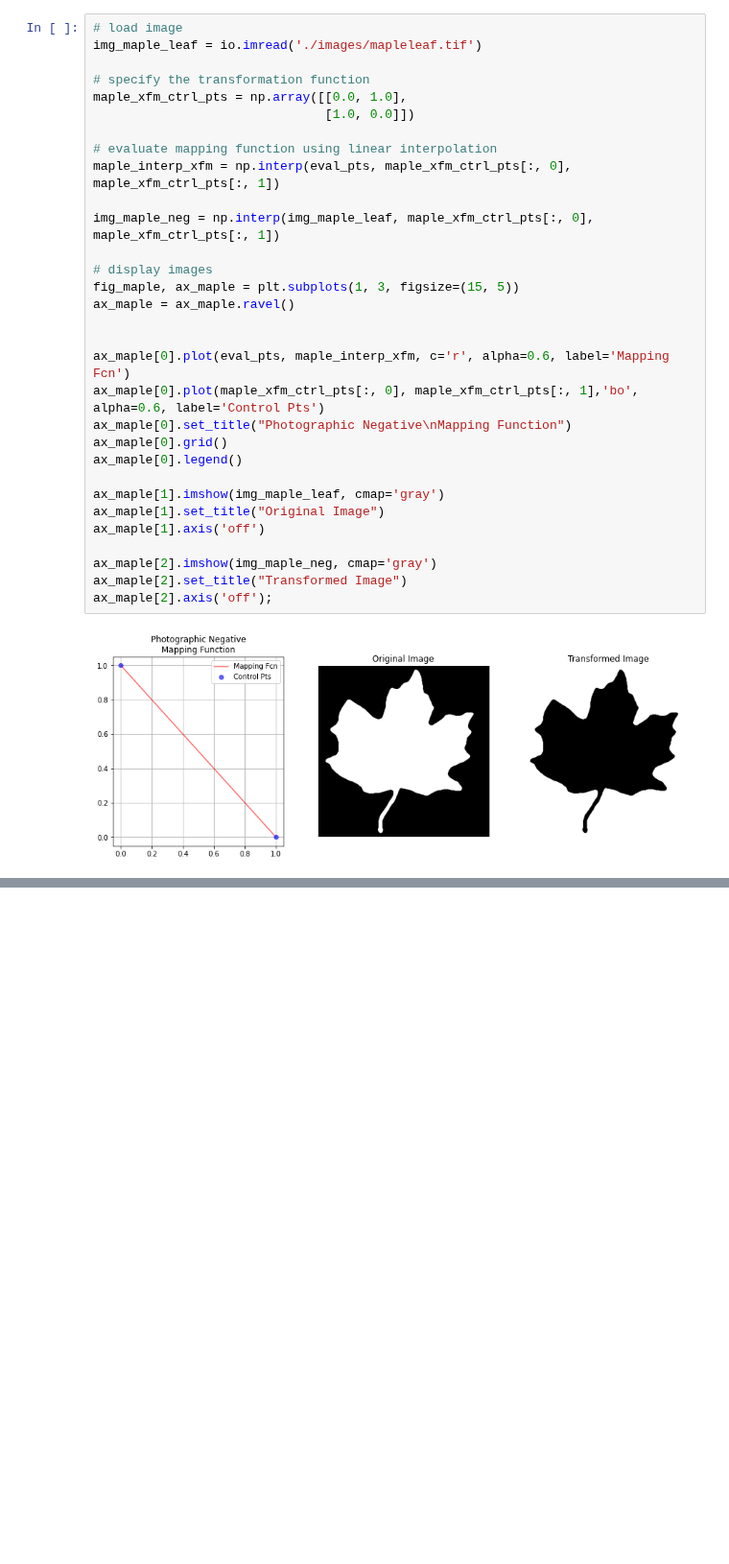
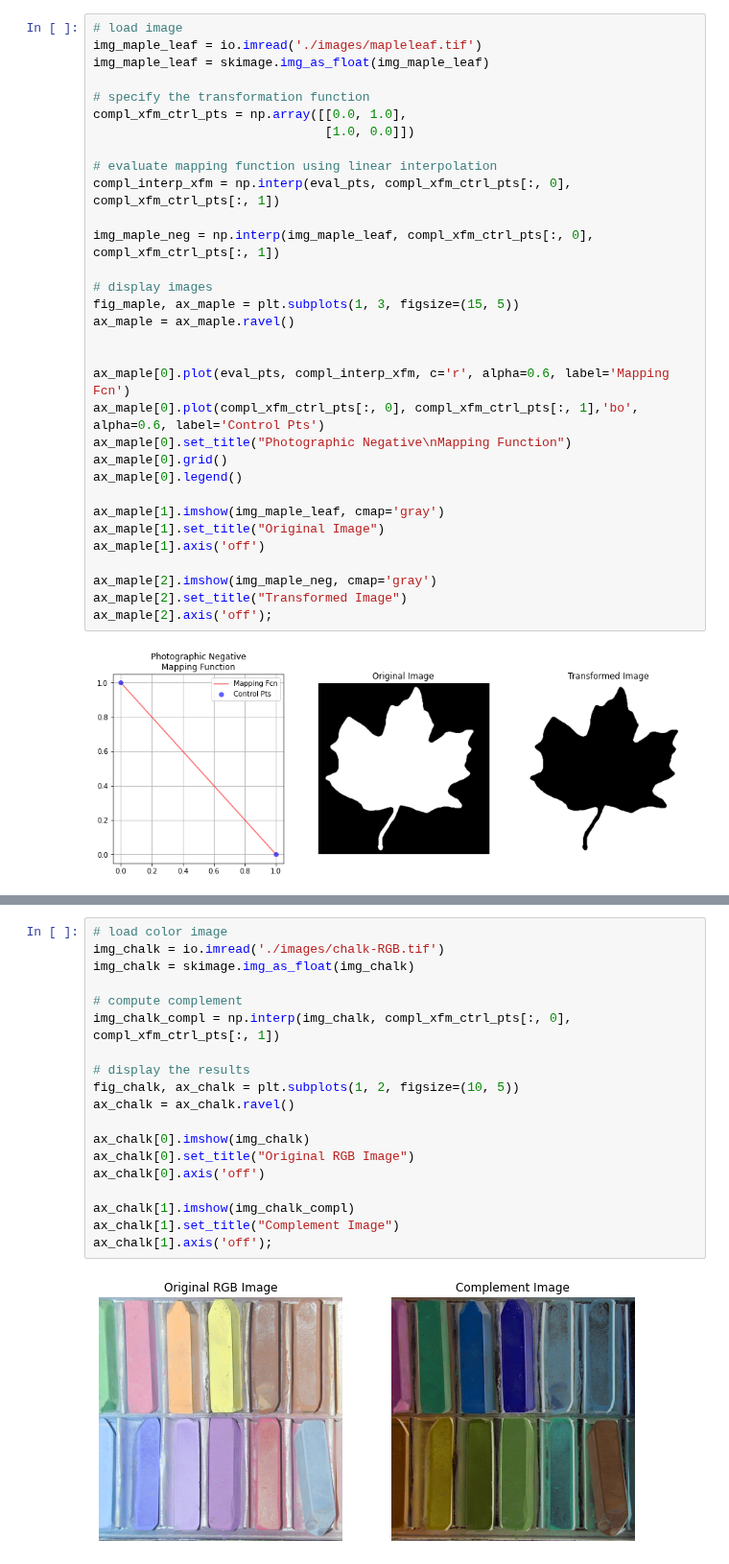
Before and after one commit to ecolon08/Digital-Image-Processing, a Jupyter notebook: Color Image Processing/ec_dip_color_img_proc_01.ipynb, the cells around one changed output, grey strips where cells are left out. Shown at 96% size. Drawn from its saved outputs; the diff is of its cells as text; blank space fills up the shorter version.

Commit message:
Add rgb complement example

```diff
--- a/Color Image Processing/ec_dip_color_img_proc_01.ipynb
+++ b/Color Image Processing/ec_dip_color_img_proc_01.ipynb
@@ -352,23 +354,24 @@ Let's now create some transformation functions and process some images...
 # %%
 # load image
 img_maple_leaf = io.imread('./images/mapleleaf.tif')
+img_maple_leaf = skimage.img_as_float(img_maple_leaf)
 
 # specify the transformation function
-maple_xfm_ctrl_pts = np.array([[0.0, 1.0],
+compl_xfm_ctrl_pts = np.array([[0.0, 1.0],
                                [1.0, 0.0]])
 
 # evaluate mapping function using linear interpolation
-maple_interp_xfm = np.interp(eval_pts, maple_xfm_ctrl_pts[:, 0], maple_xfm_ctrl_pts[:, 1])
+compl_interp_xfm = np.interp(eval_pts, compl_xfm_ctrl_pts[:, 0], compl_xfm_ctrl_pts[:, 1])
 
-img_maple_neg = np.interp(img_maple_leaf, maple_xfm_ctrl_pts[:, 0], maple_xfm_ctrl_pts[:, 1])
+img_maple_neg = np.interp(img_maple_leaf, compl_xfm_ctrl_pts[:, 0], compl_xfm_ctrl_pts[:, 1])
 
 # display images
 fig_maple, ax_maple = plt.subplots(1, 3, figsize=(15, 5))
 ax_maple = ax_maple.ravel()
 
 
-ax_maple[0].plot(eval_pts, maple_interp_xfm, c='r', alpha=0.6, label='Mapping Fcn')
-ax_maple[0].plot(maple_xfm_ctrl_pts[:, 0], maple_xfm_ctrl_pts[:, 1],'bo', alpha=0.6, label='Control Pts')
+ax_maple[0].plot(eval_pts, compl_interp_xfm, c='r', alpha=0.6, label='Mapping Fcn')
+ax_maple[0].plot(compl_xfm_ctrl_pts[:, 0], compl_xfm_ctrl_pts[:, 1],'bo', alpha=0.6, label='Control Pts')
 ax_maple[0].set_title("Photographic Negative\nMapping Function")
 ax_maple[0].grid()
 ax_maple[0].legend()
@@ -384,0 +394,21 @@ ax_maple[2].axis('off');
+# %%
+# load color image
+img_chalk = io.imread('./images/chalk-RGB.tif')
+img_chalk = skimage.img_as_float(img_chalk)
+
+# compute complement
+img_chalk_compl = np.interp(img_chalk, compl_xfm_ctrl_pts[:, 0], compl_xfm_ctrl_pts[:, 1])
+
+# display the results
+fig_chalk, ax_chalk = plt.subplots(1, 2, figsize=(10, 5))
+ax_chalk = ax_chalk.ravel()
+
+ax_chalk[0].imshow(img_chalk)
+ax_chalk[0].set_title("Original RGB Image")
+ax_chalk[0].axis('off')
+
+ax_chalk[1].imshow(img_chalk_compl)
+ax_chalk[1].set_title("Complement Image")
+ax_chalk[1].axis('off');
+# %% [output]
+[figure, added]
```
Also changed, not shown: parts of 2 cells of this notebook.
